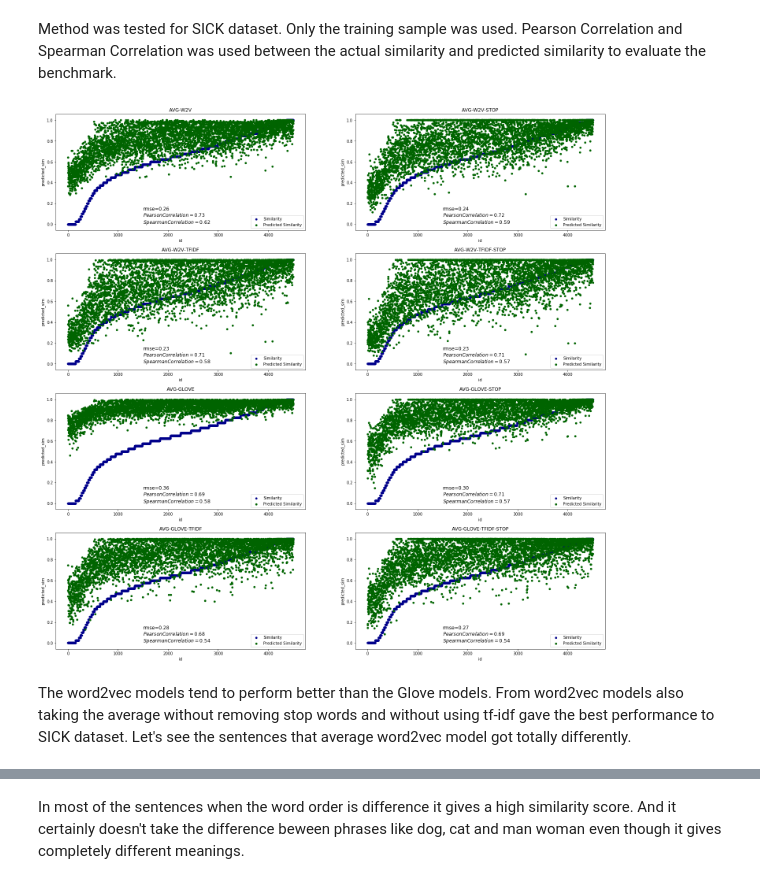
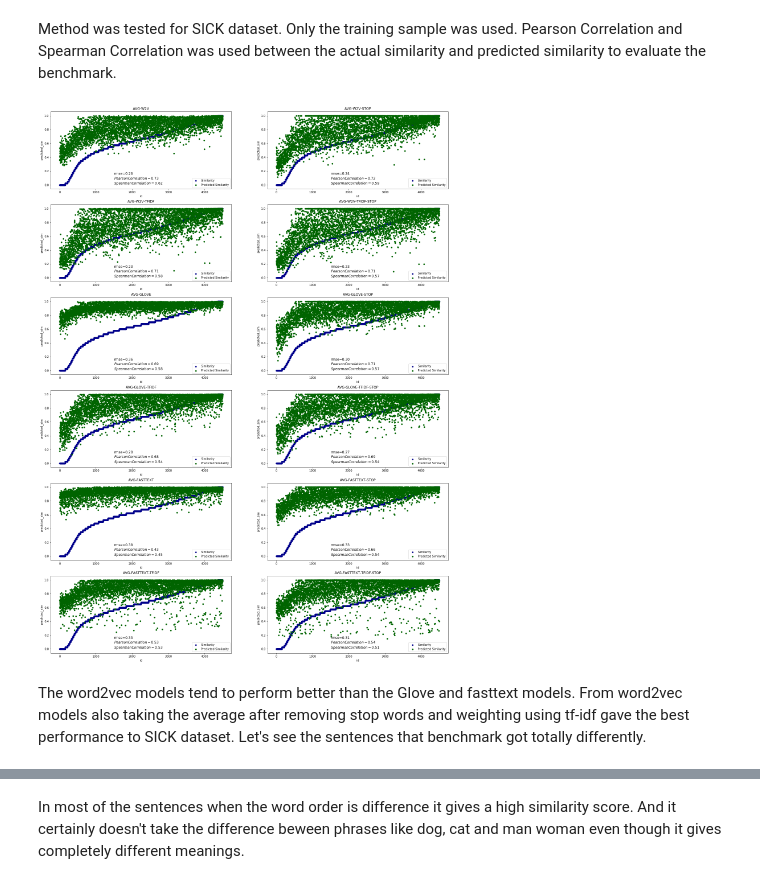
Before and after one commit to TharinduDR/Simple-Sentence-Similarity, a Jupyter notebook: Sentence Similarity.ipynb, the cells around one changed output, grey strips where cells are left out. Cells and saved outputs as stored; diff of their text form; code cells hidden in the pictures.

Commit message:
013: Added Fasttext Embedding comparisons

```diff
--- a/Sentence Similarity.ipynb
+++ b/Sentence Similarity.ipynb
@@ -58,3 +61,6 @@ glove = load_glove("/data/glove/glove.840B.300d.txt")
+# %%
+from embeddings.load_embeddings import load_fasttext
+fasttext = load_fasttext("/data/fasttext/crawl-300d-2M-subword.vec")
 # %% [markdown]
 #### Loading Frequencies
 To weight the word vectors we need frequency stat. For that we used word frequencies that have been collected from Wikipedia.
@@ -88,7 +94,11 @@ benchmarks = [("AVG-W2V", ft.partial(run_avg_benchmark, model=word2vec, use_stop
               ("AVG-GLOVE", ft.partial(run_avg_benchmark, model=glove, use_stoplist=False)),
               ("AVG-GLOVE-STOP", ft.partial(run_avg_benchmark, model=glove, use_stoplist=True)),
               ("AVG-GLOVE-TFIDF", ft.partial(run_avg_benchmark, model=glove, use_stoplist=False, doc_freqs=doc_frequency)),
-              ("AVG-GLOVE-TFIDF-STOP",ft.partial(run_avg_benchmark, model=glove, use_stoplist=True, doc_freqs=doc_frequency))]
+              ("AVG-GLOVE-TFIDF-STOP",ft.partial(run_avg_benchmark, model=glove, use_stoplist=True, doc_freqs=doc_frequency)),
+              ("AVG-FASTTEXT", ft.partial(run_avg_benchmark, model=fasttext, use_stoplist=False)),
+              ("AVG-FASTTEXT-STOP", ft.partial(run_avg_benchmark, model=fasttext, use_stoplist=True)),
+              ("AVG-FASTTEXT-TFIDF", ft.partial(run_avg_benchmark, model=fasttext, use_stoplist=False, doc_freqs=doc_frequency)),
+              ("AVG-FASTTEXT-TFIDF-STOP",ft.partial(run_avg_benchmark, model=fasttext, use_stoplist=True, doc_freqs=doc_frequency))]
 # %% [markdown]
 Method was tested for SICK dataset. Only the training sample was used. Pearson Correlation and Spearman Correlation was used between the actual similarity and predicted similarity to evaluate the benchmark.
 # %%
@@ -96,41 +106,47 @@ import scipy
 from sklearn.metrics import mean_squared_error
 from math import sqrt
 
-fig, axes = plt.subplots(nrows=4, ncols=2, figsize=(25,25))
+fig, axes = plt.subplots(nrows=6, ncols=2, figsize=(25,35))
 row = 0
 column = 0
 sick_train = normalize(sick_train, ["sim"])
-for i in range(0, 8):
+for i in range(0, 12):
     sims, topic = run_experiment(sick_train, benchmarks[i])
     pearson_correlation = scipy.stats.pearsonr(sims, sick_train['sim'])[0]
     spearman_correlation = scipy.stats.spearmanr(sims, sick_train['sim'])[0]
     rmse = sqrt(mean_squared_error(sims, sick_train['sim']))
     textstr = 'rmse=%.2f\n$Pearson Correlation=%.2f$\n$Spearman Correlation=%.2f$'%(rmse, pearson_correlation, spearman_correlation)
     sick_train['predicted_sim'] = pd.Series(sims).values
     sick_train = sick_train.sort_values('sim')
     id = list(range(0, len(sick_train.index)))
     sick_train['id'] = pd.Series(id).values
 
     if(i < 2):
         row = 0
         column = i
     if(i >= 2 and i < 4):
         row = 1
         column = i-2
     if(i >= 4 and i < 6):
         row = 2
         column = i-4
     if(i >=6 and i < 8):
         row = 3
         column = i-6
+    if(i >=8 and i < 10):
+        row = 4
+        column = i-8
+    if(i >=10 and i < 12):
+        row = 5
+        column = i-10
 
     sick_train.plot(kind='scatter', x='id', y='sim',color='DarkBlue', label='Similarity', title = topic, ax=axes[row, column]);
     sick_train.plot(kind='scatter', x='id', y='predicted_sim', color='DarkGreen', label='Predicted Similarity', ax=axes[row, column]);
     axes[row, column].text(1500, 0, textstr, fontsize=12)
 # %% [output]
-[figure, old version]
+[figure, new version]
 # %% [markdown]
-The word2vec models tend to perform better than the Glove models. From word2vec models also taking the average without removing stop words and without using tf-idf gave the best performance to SICK dataset. Let's see the sentences that average word2vec model got totally differently.
+The word2vec models tend to perform better than the Glove and fasttext models. From word2vec models also taking the average after removing stop words and weighting using tf-idf gave the best performance to SICK dataset. Let's see the sentences that benchmark got totally differently.
 # %%
 import math
 import numpy as np
```
Also changed, not shown: parts of 30 cells of this notebook, 1 other file.
